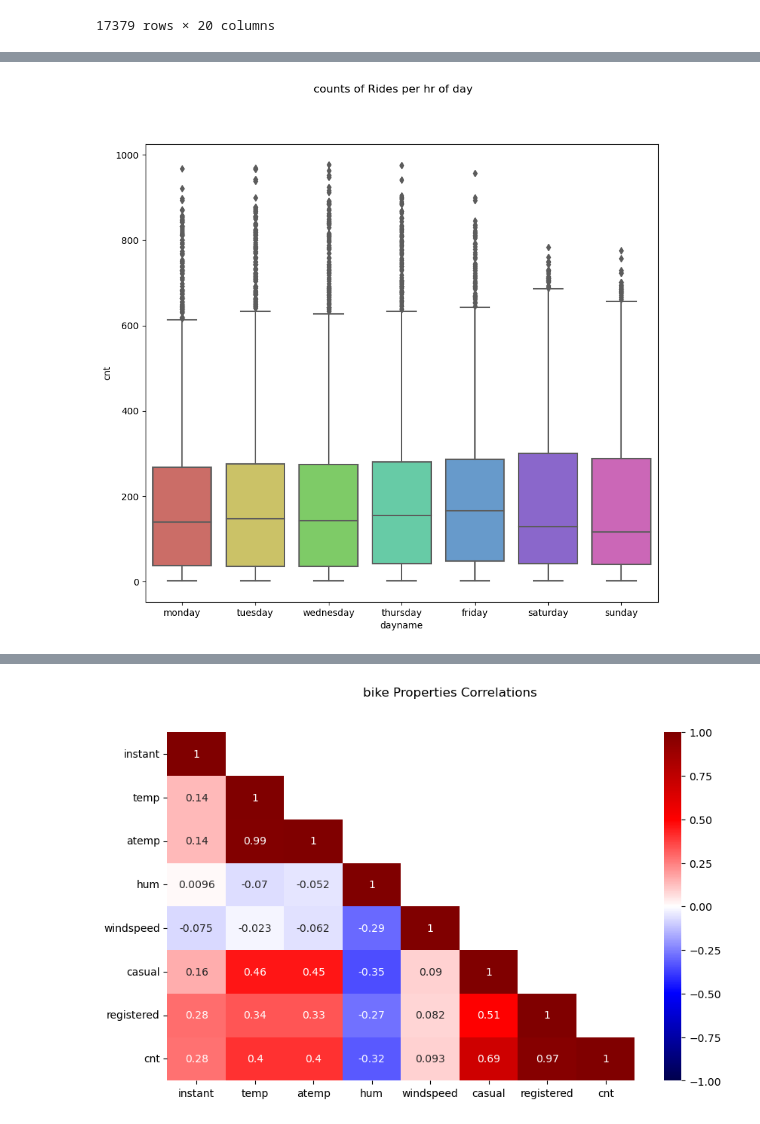
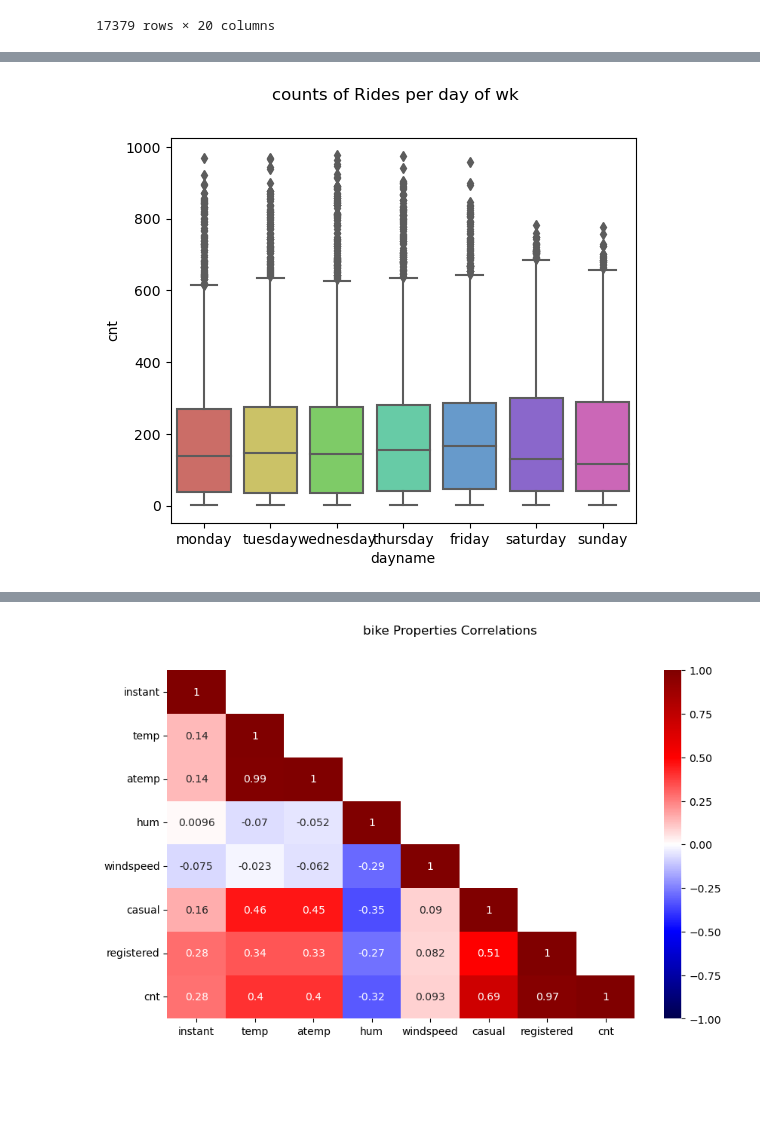
Before and after one commit to cdb8675309/Sprint-1, a Jupyter notebook: P3_S1.ipynb, the cells around one changed output, grey strips where cells are left out. Drawn from its saved outputs; the diff is of its cells as text; code cells hidden in the pictures; blank space fills up the shorter version.

```diff
--- a/P3_S1.ipynb
+++ b/P3_S1.ipynb
@@ -292,14 +289,14 @@ plt.show()
 # %%
 import matplotlib.pyplot as plt
 import seaborn as sns
 
-fig, ax = plt.subplots(figsize=(10,9))
+fig, ax = plt.subplots(figsize=(6,5))
 
 sns.boxplot(data=cabi_hr, x='dayname', y='cnt', palette='hls', order=[ 'monday', 'tuesday', 'wednesday', 'thursday', 'friday', 'saturday', 'sunday'])
-plt.suptitle('counts of Rides per hr of day')
+plt.suptitle('counts of Rides per day of wk')
 plt.show()
 # %% [output]
-[figure, old version]
+[figure, new version]
 # %%
 corr_cabi_hr = cabi_hr.corr()
 corr_cabi_hr
```
Also changed, not shown: parts of 6 cells of this notebook.
